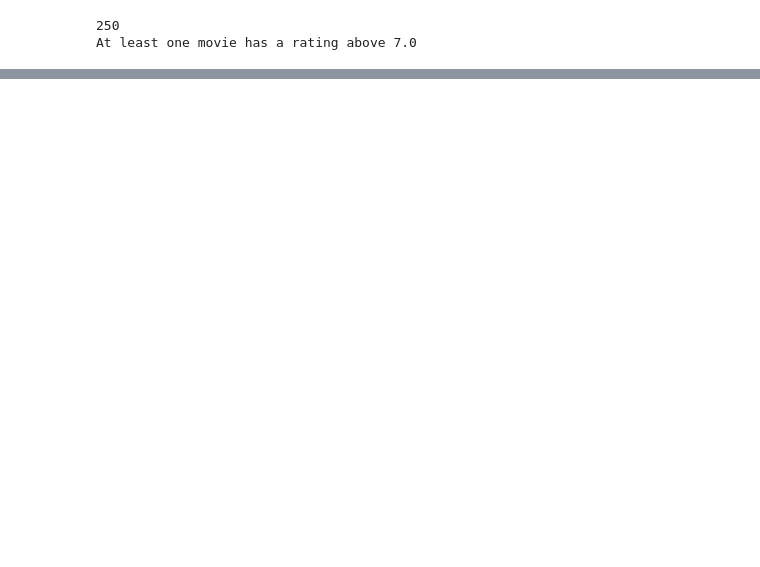
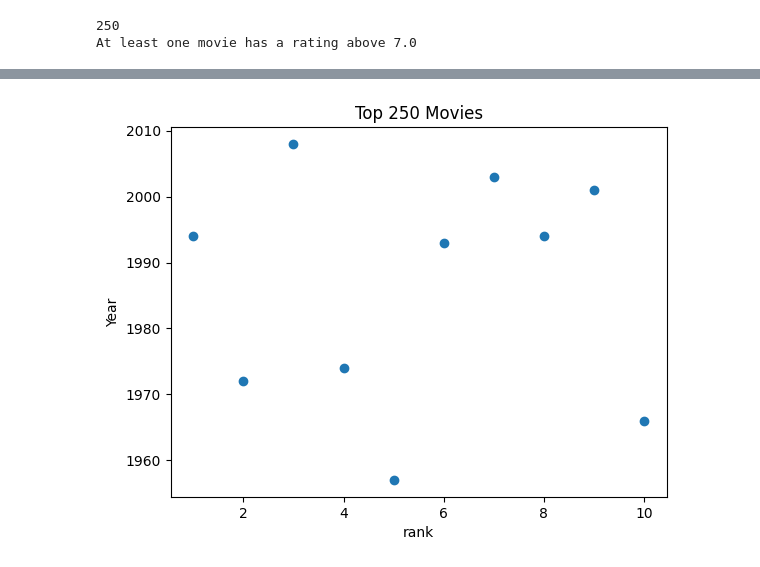
Before and after one commit to ramitak/data_1_checks, a Jupyter notebook: CL_Final_Project/main.ipynb, the cells around one changed output, grey strips where cells are left out. Saved outputs shown, nothing was run; the diff lists cells and outputs as text; code cells hidden in the pictures; blank space fills up the shorter version.

```diff
--- a/CL_Final_Project/main.ipynb
+++ b/CL_Final_Project/main.ipynb
@@ -97,0 +180,13 @@ At least one movie has a rating above 7.0
+# %%
+#Creating variables to define the table columns name
+def_rank = top_10['rank']
+def_year = top_10['year']
+
+# Plotting datas
+plt.scatter(def_rank, def_year)
+plt.title('Top 250 Movies')
+plt.xlabel('rank')
+plt.ylabel('Year')
+plt.show()
+# %% [output]
+[figure, added]
```
Also changed, not shown: parts of 10 cells of this notebook, 3 other files.
